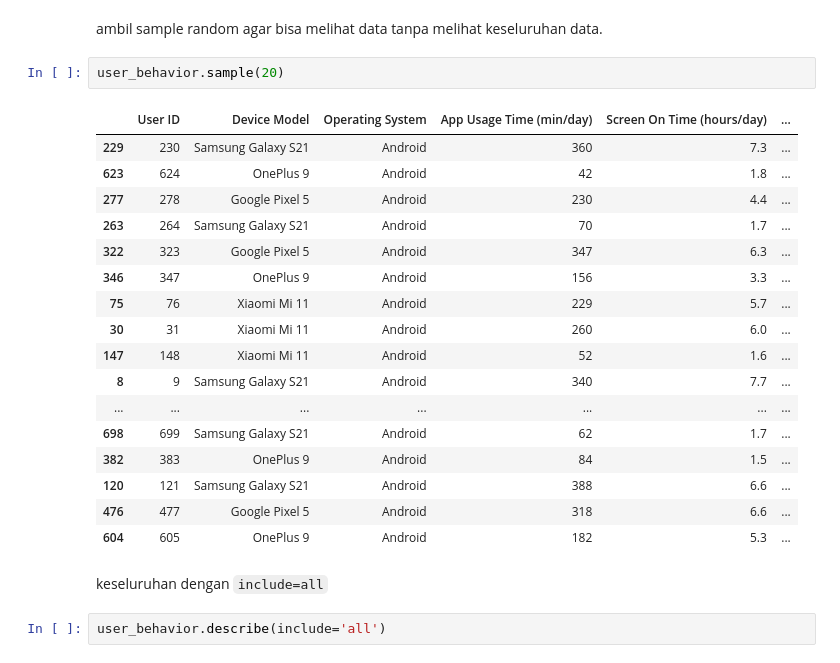
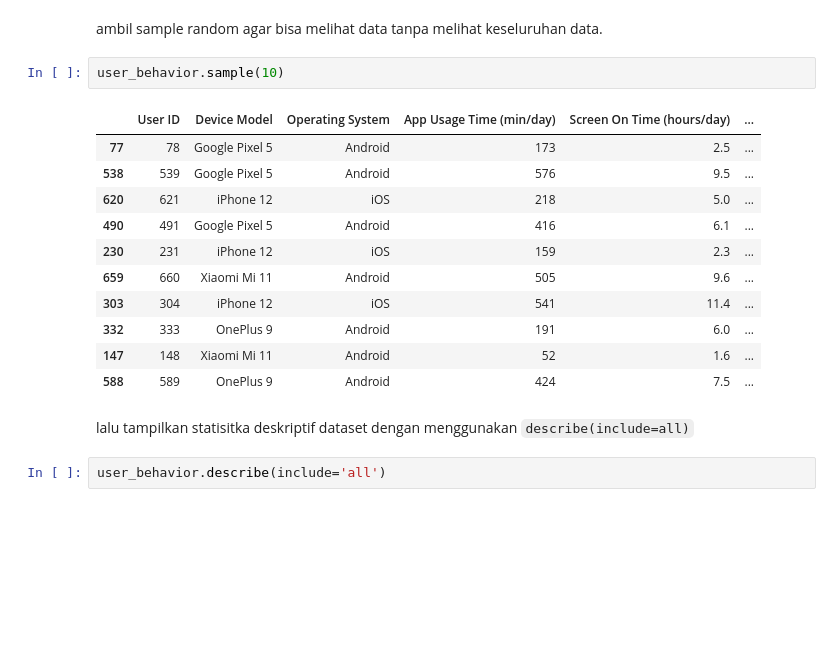
Before and after one commit to Bokibyte/PProKom, a Jupyter notebook: Semester_3/Data_Mining/P2_1611/Project_UTS.ipynb, the cells around one changed output. Saved outputs shown, nothing was run; the diff lists cells and outputs as text; blank space fills up the shorter version.

```diff
--- a/Semester_3/Data_Mining/P2_1611/Project_UTS.ipynb
+++ b/Semester_3/Data_Mining/P2_1611/Project_UTS.ipynb
@@ -168,27 +185,21 @@ User Behavior Class                    0.946734 -0.000563             1.000000
 # %% [markdown]
 ambil sample random agar bisa melihat data tanpa melihat keseluruhan data.
 # %%
-user_behavior.sample(20)
+user_behavior.sample(10)
 # %% [output]
 |  | User ID | Device Model | Operating System | App Usage Time (min/day) | Screen On Time (hours/day) | ... |
-| 229 | 230 | Samsung Galaxy S21 | Android | 360 | 7.3 | ... |
-| 623 | 624 | OnePlus 9 | Android | 42 | 1.8 | ... |
-| 277 | 278 | Google Pixel 5 | Android | 230 | 4.4 | ... |
-| 263 | 264 | Samsung Galaxy S21 | Android | 70 | 1.7 | ... |
-| 322 | 323 | Google Pixel 5 | Android | 347 | 6.3 | ... |
-| 346 | 347 | OnePlus 9 | Android | 156 | 3.3 | ... |
-| 75 | 76 | Xiaomi Mi 11 | Android | 229 | 5.7 | ... |
-| 30 | 31 | Xiaomi Mi 11 | Android | 260 | 6.0 | ... |
+| 77 | 78 | Google Pixel 5 | Android | 173 | 2.5 | ... |
+| 538 | 539 | Google Pixel 5 | Android | 576 | 9.5 | ... |
+| 620 | 621 | iPhone 12 | iOS | 218 | 5.0 | ... |
+| 490 | 491 | Google Pixel 5 | Android | 416 | 6.1 | ... |
+| 230 | 231 | iPhone 12 | iOS | 159 | 2.3 | ... |
+| 659 | 660 | Xiaomi Mi 11 | Android | 505 | 9.6 | ... |
+| 303 | 304 | iPhone 12 | iOS | 541 | 11.4 | ... |
+| 332 | 333 | OnePlus 9 | Android | 191 | 6.0 | ... |
 | 147 | 148 | Xiaomi Mi 11 | Android | 52 | 1.6 | ... |
-| 8 | 9 | Samsung Galaxy S21 | Android | 340 | 7.7 | ... |
-| ... | ... | ... | ... | ... | ... | ... |
-| 698 | 699 | Samsung Galaxy S21 | Android | 62 | 1.7 | ... |
-| 382 | 383 | OnePlus 9 | Android | 84 | 1.5 | ... |
-| 120 | 121 | Samsung Galaxy S21 | Android | 388 | 6.6 | ... |
-| 476 | 477 | Google Pixel 5 | Android | 318 | 6.6 | ... |
-| 604 | 605 | OnePlus 9 | Android | 182 | 5.3 | ... |
+| 588 | 589 | OnePlus 9 | Android | 424 | 7.5 | ... |
-# %% [markdown]
-keseluruhan dengan `include=all`
+# %% [markdown]
+lalu tampilkan statisitka deskriptif dataset dengan menggunakan `describe(include=all)`
 # %%
 user_behavior.describe(include='all')
 # %% [output]
```
Also changed, not shown: parts of 24 cells of this notebook.
